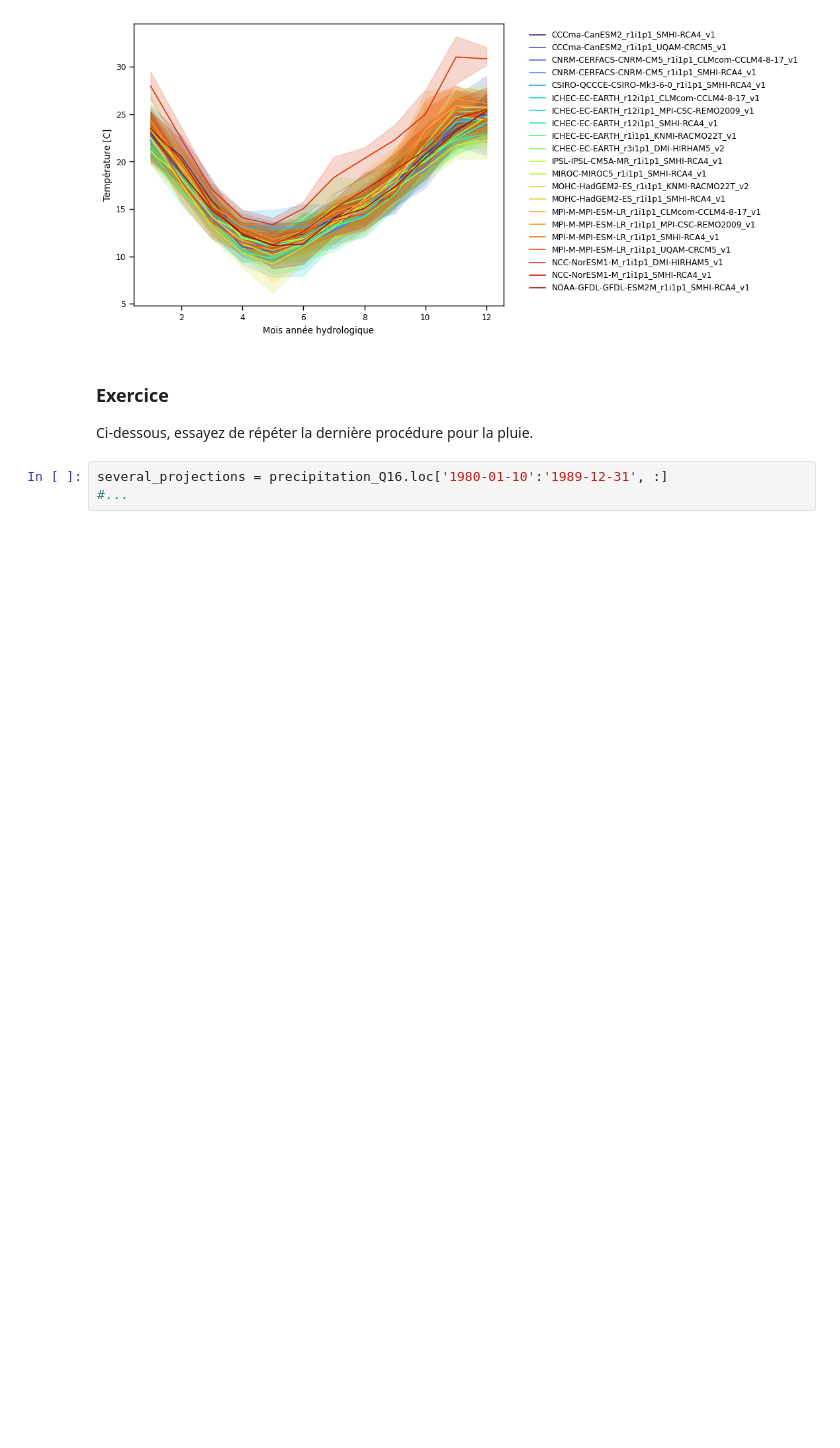
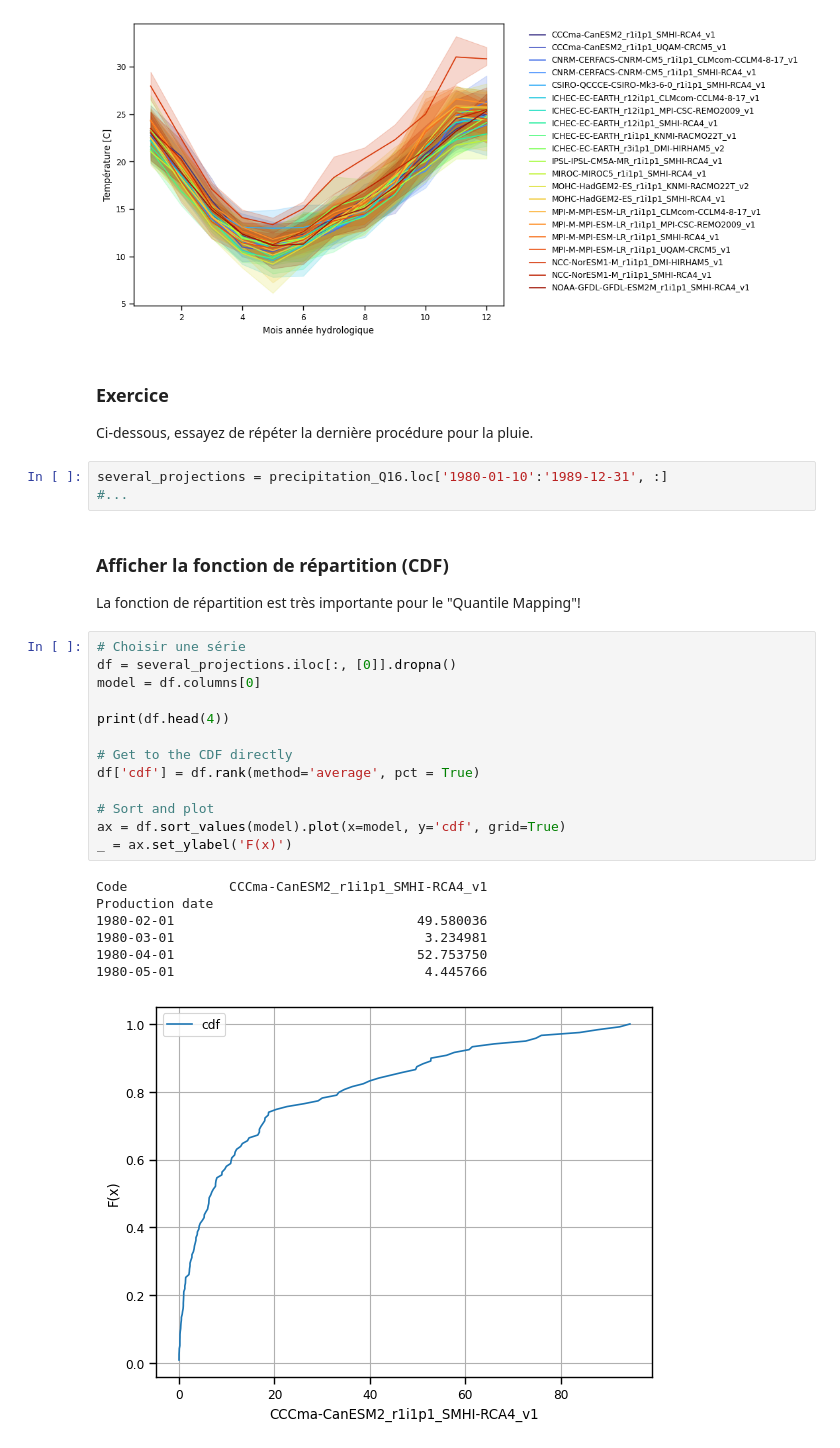
Before and after one commit to JosePedroMatos/Climate-change, a Jupyter notebook: 05. Visualize climate projections.ipynb, the cells around one changed output. Drawn from its saved outputs; the diff is of its cells as text; blank space fills up the shorter version.

```diff
--- a/05. Visualize climate projections.ipynb
+++ b/05. Visualize climate projections.ipynb
@@ -279,3 +298,27 @@ Ci-dessous, essayez de répéter la dernière procédure pour la pluie.
 # %%
 several_projections = precipitation_Q16.loc['1980-01-10':'1989-12-31', :]
 #...
+# %% [markdown]
+### Afficher la fonction de répartition (CDF)
+La fonction de répartition est très importante pour le "Quantile Mapping"!
+# %%
+# Choisir une série
+df = several_projections.iloc[:, [0]].dropna()
+model = df.columns[0]
+
+print(df.head(4))
+
+# Get to the CDF directly
+df['cdf'] = df.rank(method='average', pct = True)
+
+# Sort and plot
+ax = df.sort_values(model).plot(x=model, y='cdf', grid=True)
+_ = ax.set_ylabel('F(x)')
+# %% [output]
+Code             CCCma-CanESM2_r1i1p1_SMHI-RCA4_v1
+Production date
+1980-02-01                               49.580036
+1980-03-01                                3.234981
+1980-04-01                               52.753750
+1980-05-01                                4.445766
+[figure, added]
```
Also changed, not shown: parts of 2 cells of this notebook, 28 other files.
